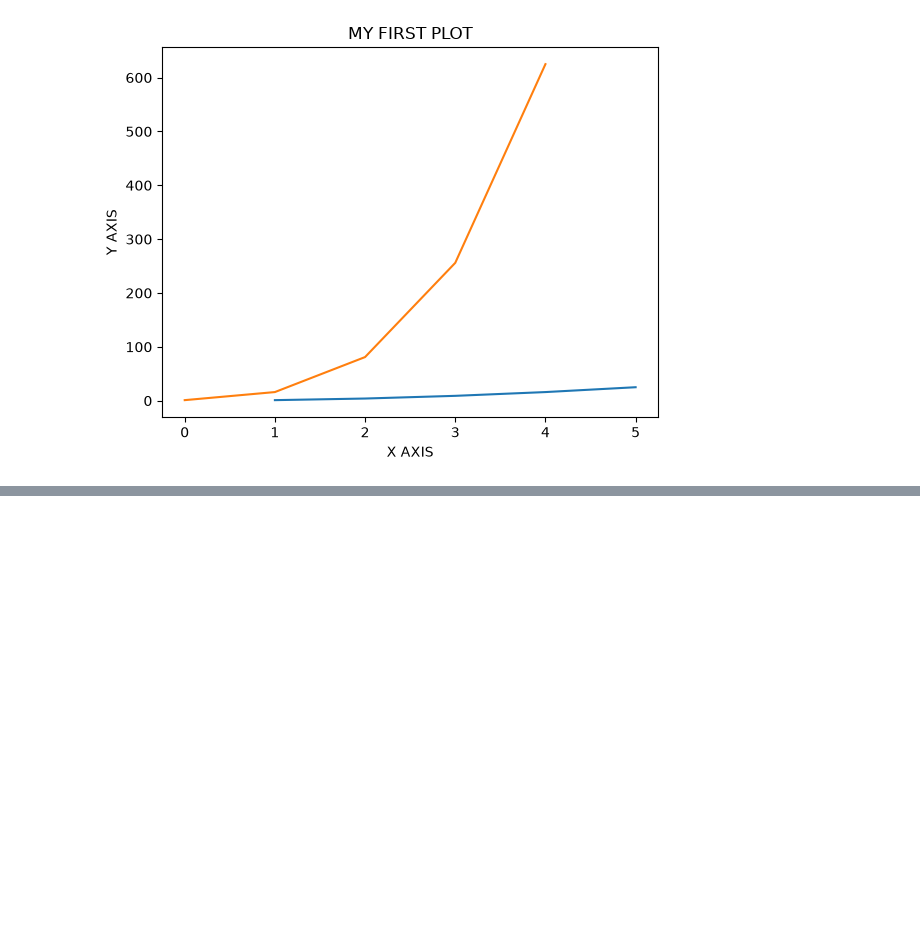
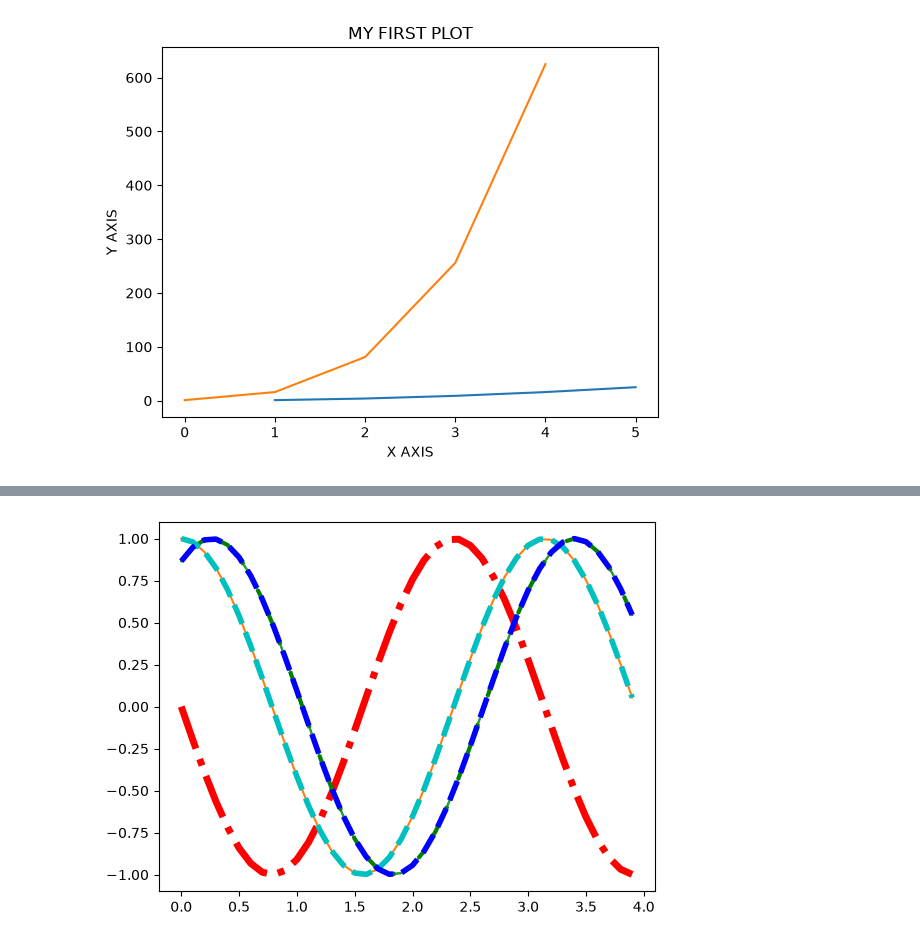
Before and after one commit to livetzy/LearnDC, a Jupyter notebook: learn.ipynb, the cells around one changed output, grey strips where cells are left out. Cells and saved outputs as stored; diff of their text form; code cells hidden in the pictures; blank space fills up the shorter version.

```diff
--- a/learn.ipynb
+++ b/learn.ipynb
@@ -16,0 +40,19 @@ plt.show()
+# %%
+
+t4, y4 = sinusGenerator(1,1,4,180)
+t2, y2 = sinusGenerator(1,1,4,90)
+t1, y1 = sinusGenerator(1,1,4,60)
+plt.plot(t1, y1)
+plt.plot(t2, y2)
+plt.plot(t3, y3)
+dataPlot4 = plt.plot(t4, y4)
+dataPlot3 = plt.plot(t3, y3)
+dataPlot2 = plt.plot(t2, y2)
+dataPlot1 = plt.plot(t1, y1)
+plt.setp(dataPlot4[0], color='r', linestyle='-.',linewidth=5)
+plt.setp(dataPlot3[0], color='g', linestyle='--',linewidth=3)
+plt.setp(dataPlot2[0], color='c', linestyle='--',linewidth=4)
+plt.setp(dataPlot1[0], color='b', linestyle='--', linewidth=4)
+plt.show()
+# %% [output]
+[figure, added]
```
Also changed, not shown: parts of 3 cells of this notebook, 1 other file.
